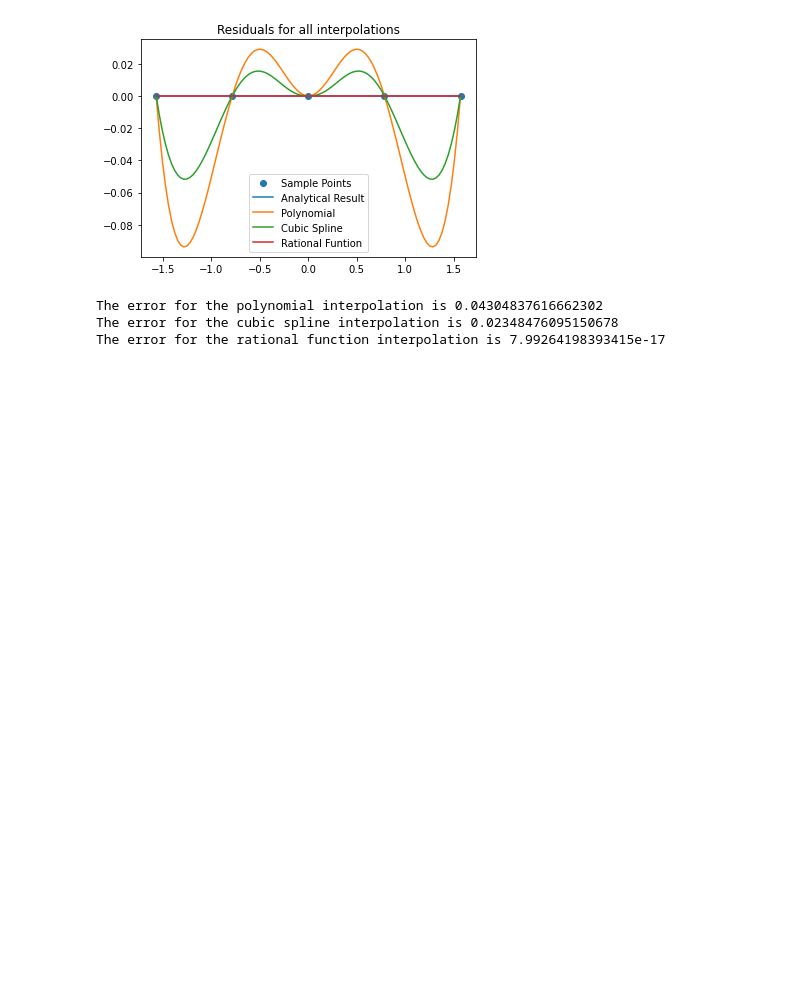
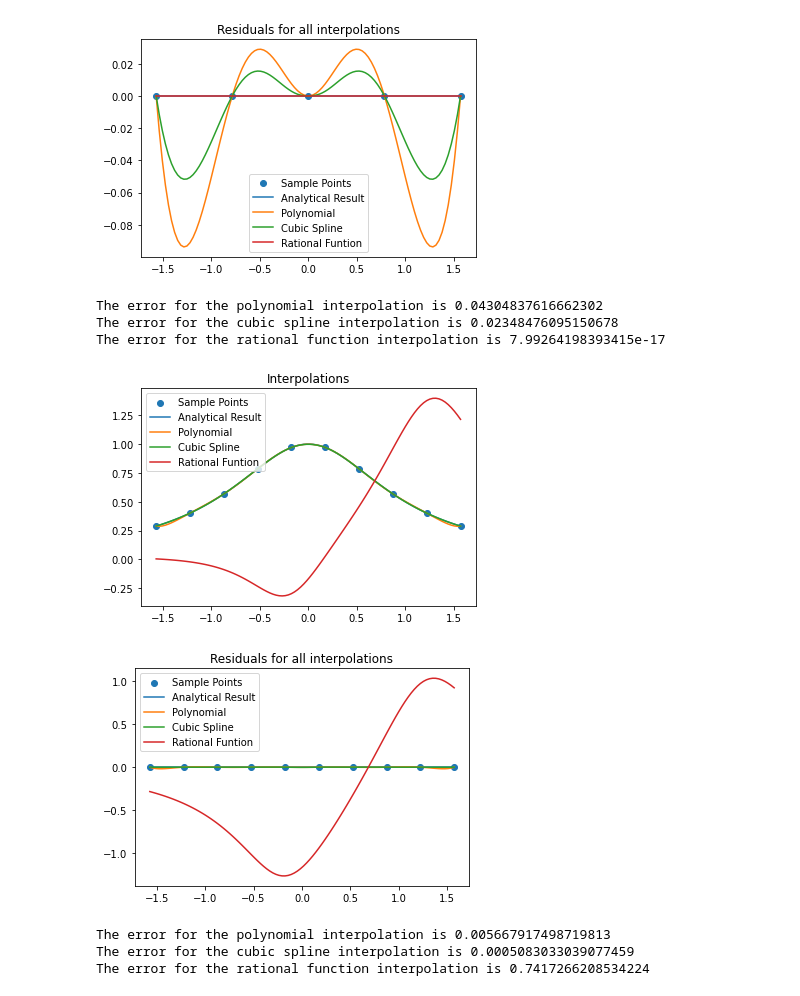
Before and after one commit to cmdenis/phys512, a Jupyter notebook: Assignment 1/Assignment 1.ipynb, the cells around one changed output. Cells and saved outputs as stored; diff of their text form; code cells hidden in the pictures; blank space fills up the shorter version.

```diff
--- a/Assignment 1/Assignment 1.ipynb
+++ b/Assignment 1/Assignment 1.ipynb
@@ -447,3 +447,73 @@ print("The error for the rational function interpolation is", np.std(pred-fun(v)
 The error for the polynomial interpolation is 0.04304837616662302
 The error for the cubic spline interpolation is 0.02348476095150678
 The error for the rational function interpolation is 7.99264198393415e-17
+# %%
+# First we create our sampling points
+fun = lambda x : 1/(1+x**2)
+nb_points = 10
+x_data = np.linspace(-np.pi/2, np.pi/2, nb_points)
+y_data = fun(x_data)
+v = np.linspace(-np.pi/2, np.pi/2, 100)
+
+
+# Polynomial fitting
+pp = np.polyfit(x_data, y_data, nb_points-1)
+
+# Cubic spline fitting
+cs = sci.interpolate.CubicSpline(x_data, y_data)
+
+
+# Rational function fitting
+n = 2
+m = nb_points - n - 1
+pcols = [x_data**k for k in range(n+1)]
+pmat = np.vstack(pcols)
+
+qcols = [-x_data**k*y_data for k in range(1, m+1)]
+qmat = np.vstack(qcols)
+mat = np.hstack([pmat.T, qmat.T])
+coeffs = np.linalg.inv(mat)@y_data
+
+p=0
+for i in range(n+1):
+    p = p + coeffs[i]*v**i
+qq = 1
+for i in range(m):
+    qq = qq + coeffs[n+1+i]*v**(i+1)
+pred = p/qq
+
+
+
+
+# We plot the resulting curves
+plt.scatter(x_data, fun(x_data), label = "Sample Points")
+plt.plot(v, fun(v), label = "Analytical Result")
+plt.plot(v, np.polyval(pp, v), label = "Polynomial")
+plt.plot(v, cs(v), label = "Cubic Spline")
+plt.plot(v, pred, label = "Rational Funtion")
+plt.title("Interpolations")
+plt.legend()
+plt.savefig("figs/q4_interp3.jpg")
+plt.show()
+
+# Now the residuals
+plt.scatter(x_data, fun(x_data)*0, label = "Sample Points")
+plt.plot(v, fun(v)*0, label = "Analytical Result")
+plt.plot(v, np.polyval(pp, v)-fun(v), label = "Polynomial")
+plt.plot(v, cs(v)-fun(v), label = "Cubic Spline")
+plt.plot(v, pred-fun(v), label = "Rational Funtion")
+plt.title("Residuals for all interpolations")
+plt.legend()
+plt.savefig("figs/q4_resi3.jpg")
+plt.show()
+
+# Getting the error for each interpolation
+print("The error for the polynomial interpolation is", np.std(np.polyval(pp, v)-fun(v)))
+print("The error for the cubic spline interpolation is", np.std(cs(v)-fun(v)))
+print("The error for the rational function interpolation is", np.std(pred-fun(v)))
+# %% [output]
+[figure, added]
+[figure, added]
+The error for the polynomial interpolation is 0.005667917498719813
+The error for the cubic spline interpolation is 0.0005083033039077459
+The error for the rational function interpolation is 0.7417266208534224
```
Also changed, not shown: parts of 1 cell of this notebook, 5 other files.
